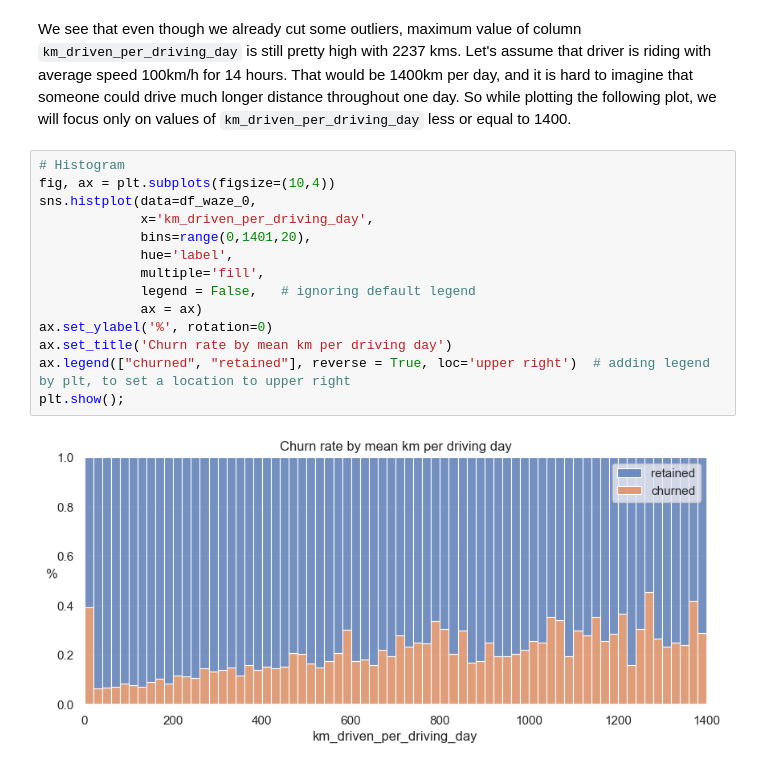
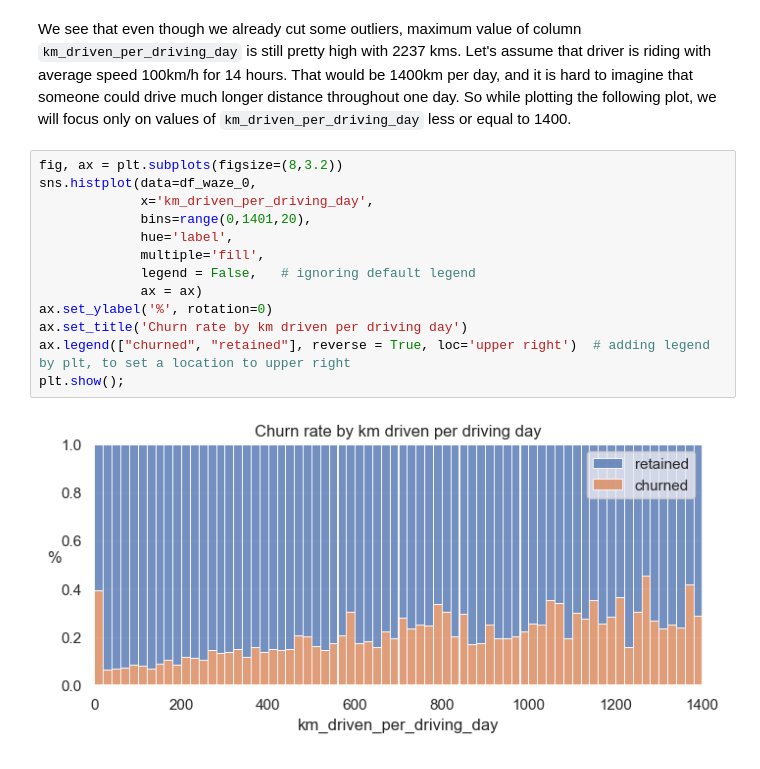
Before and after one commit to Damian-oo/Customer-Churn-Prediction-Waze-app, a Jupyter notebook: Waze Churn Project_full.ipynb, the cells around one changed output. Drawn from its saved outputs; the diff is of its cells as text.

```diff
--- a/Waze Churn Project_full.ipynb
+++ b/Waze Churn Project_full.ipynb
@@ -694,18 +639,17 @@ Name: km_driven_per_driving_day, dtype: float64
 # %% [markdown]
 We see that even though we already cut some outliers, maximum value of column `km_driven_per_driving_day` is still pretty high with 2237 kms. Let's assume that driver is riding with average speed 100km/h for 14 hours. That would be 1400km per day, and it is hard to imagine that someone could drive much longer distance throughout one day. So while plotting the following plot, we will focus only on values of `km_driven_per_driving_day` less or equal to 1400.
 # %%
-# Histogram
-fig, ax = plt.subplots(figsize=(10,4))
+fig, ax = plt.subplots(figsize=(8,3.2))
 sns.histplot(data=df_waze_0,
              x='km_driven_per_driving_day',
              bins=range(0,1401,20),
              hue='label',
              multiple='fill',
              legend = False,   # ignoring default legend
              ax = ax)
 ax.set_ylabel('%', rotation=0)
-ax.set_title('Churn rate by mean km per driving day')
+ax.set_title('Churn rate by km driven per driving day')
 ax.legend(["churned", "retained"], reverse = True, loc='upper right')  # adding legend by plt, to set a location to upper right
 plt.show();
 # %% [output]
-[figure, old version]
+[figure, new version]
```
Also changed, not shown: parts of 36 cells of this notebook.
